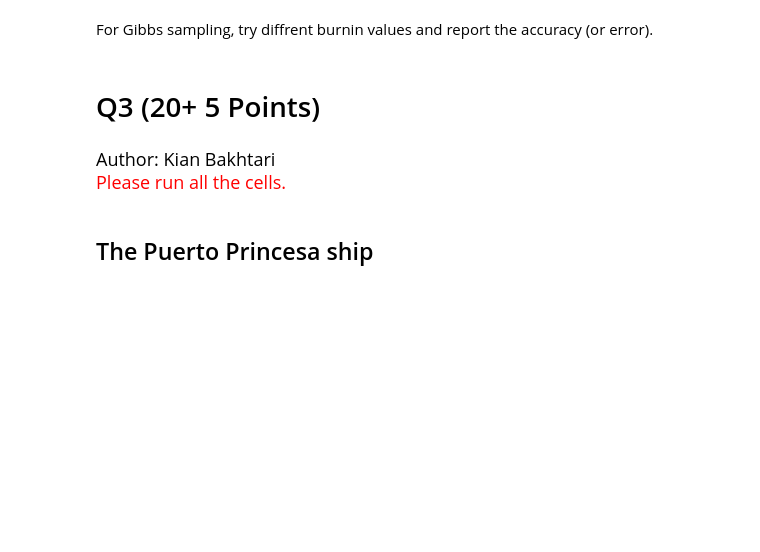
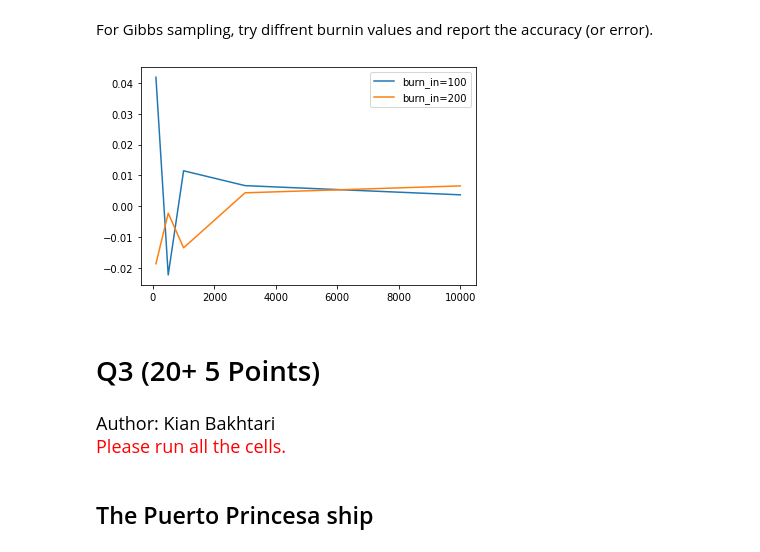
Before and after one commit to AlirezaEiji191379/MPQ3, a Jupyter notebook: questions.ipynb, the cells around one changed output. Cells and saved outputs as stored; diff of their text form; code cells hidden in the pictures; blank space fills up the shorter version.

```diff
--- a/questions.ipynb
+++ b/questions.ipynb
@@ -755,12 +769,8 @@ For Gibbs sampling, try diffrent burnin values and report the accuracy (or error
 ############################################################
 gibbs_diffrent = []
 
-gibbs_diffrent(network.sampling([('f',1)],[('a',1),('e',0)],'gibbs',100,1e2) - realP0)
-gibbs_diffrent(network.sampling([('f',1)],[('a',1),('e',0)],'gibbs',500,1e2) - realP0)
-gibbs_diffrent(network.sampling([('f',1)],[('a',1),('e',0)],'gibbs',1000,1e2) - realP0)
-gibbs_diffrent(network.sampling([('f',1)],[('a',1),('e',0)],'gibbs',3000,1e2) - realP0)
-gibbs_diffrent(network.sampling([('f',1)],[('a',1),('e',0)],'gibbs',10000,1e2) - realP0)
-
-plt.plot(x,gibbsErrorsQ1,label= 'gibbs with burn_in 100')
-plt.plot(x,gibbs_diffrent,label='gibbs with burn_in 200')
-plt.show()
+gibbs_diffrent.append(network.sampling([('f',1)],[('a',1),('e',0)],'gibbs',100,200) - realP0)
+gibbs_diffrent.append(network.sampling([('f',1)],[('a',1),('e',0)],'gibbs',500,200) - realP0)
+gibbs_diffrent.append(network.sampling([('f',1)],[('a',1),('e',0)],'gibbs',1000,200) - realP0)
+gibbs_diffrent.append(network.sampling([('f',1)],[('a',1),('e',0)],'gibbs',3000,200) - realP0)
+gibbs_diffrent.append(network.sampling([('f',1)],[('a',1),('e',0)],'gibbs',10000,200) - realP0)
@@ -769,3 +777,11 @@ plt.show()
+# %%
+# extra space
+plt.plot(x,gibbsErrorsQ1,label= 'gibbs with burn_in 100')
+plt.plot(x,gibbs_diffrent,label='gibbs with burn_in 200')
+plt.legend(["burn_in=100", "burn_in=200"], loc ="upper right")
+plt.show()
+# %% [output]
+[figure, added]
 # %%
 # extra space
 # %% [markdown]
```
Also changed, not shown: parts of 7 cells of this notebook.
